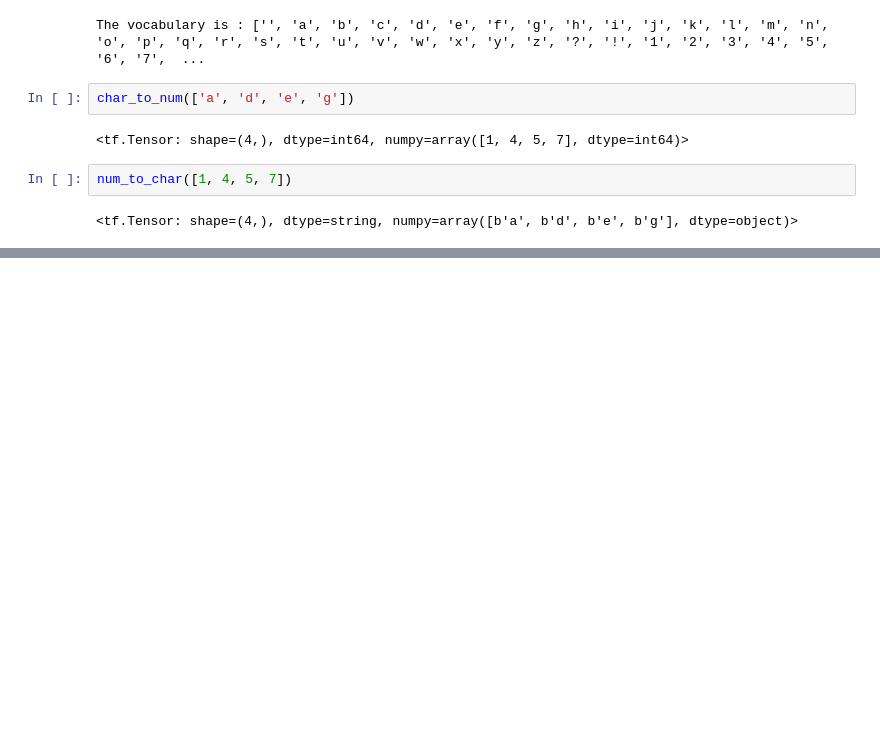
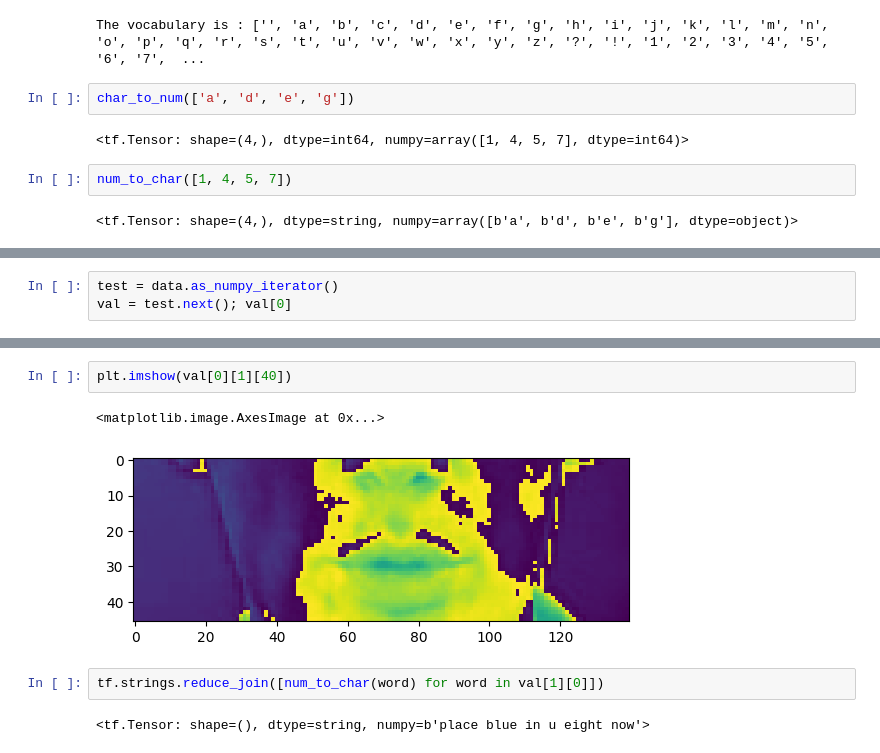
Before and after one commit to MohammedFarzin/Lip-Net, a Jupyter notebook: Lip_net.ipynb, the cells around one changed output, grey strips where cells are left out. Saved outputs shown, nothing was run; the diff lists cells and outputs as text; blank space fills up the shorter version.

```diff
--- a/Lip_net.ipynb
+++ b/Lip_net.ipynb
@@ -121,0 +178,3 @@ def load_data(path: str):
+# %%
+test = data.as_numpy_iterator()
+val = test.next(); val[0]
@@ -121,0 +222,9 @@ def load_data(path: str):
+# %%
+plt.imshow(val[0][1][40])
+# %% [output]
+<matplotlib.image.AxesImage at 0x...>
+[figure, added]
+# %%
+tf.strings.reduce_join([num_to_char(word) for word in val[1][0]])
+# %% [output]
+<tf.Tensor: shape=(), dtype=string, numpy=b'place blue in u eight now'>
```
Also changed, not shown: parts of 18 cells of this notebook, 1 other file.
